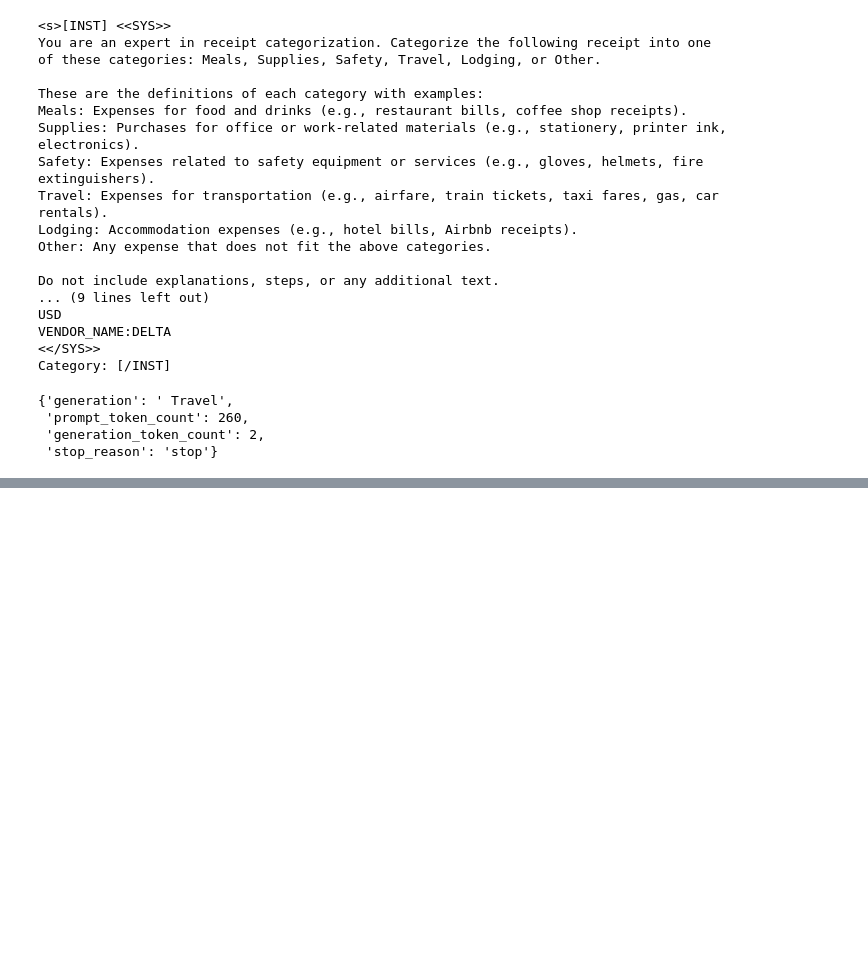
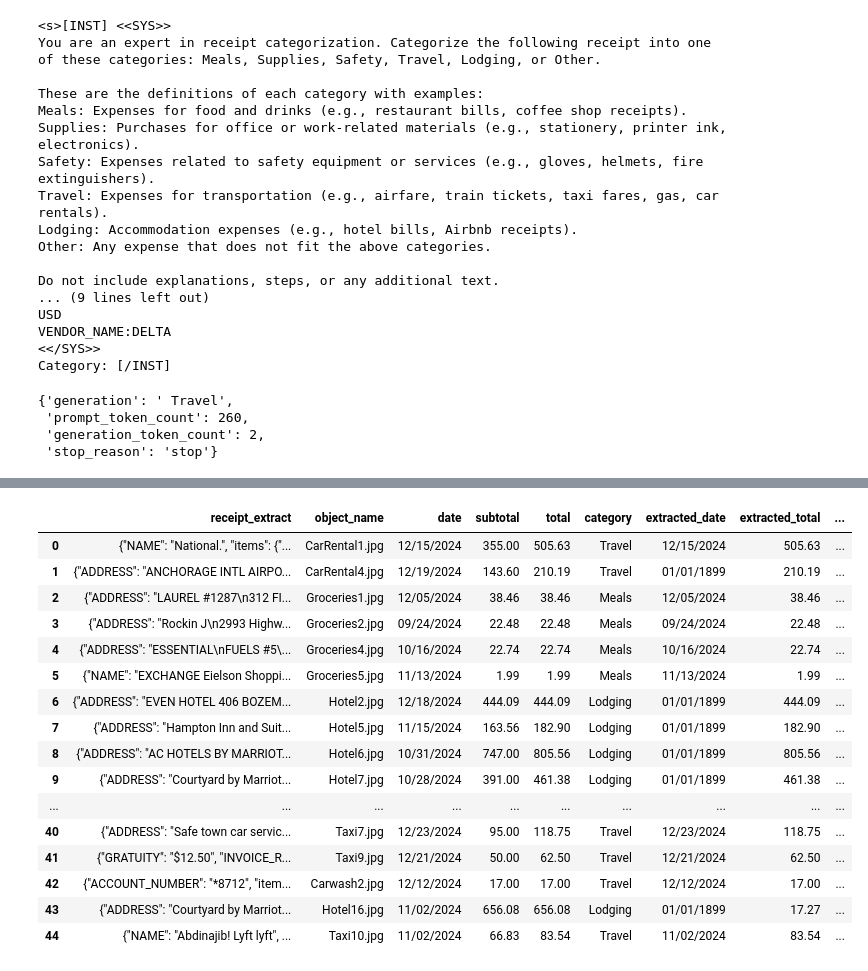
Before and after one commit to Callowlock/ReceiptProcessing, a Jupyter notebook: UploadReceiptsSaveTextract.ipynb, the cells around one changed output, grey strips where cells are left out. Drawn from its saved outputs; the diff is of its cells as text; code cells hidden in the pictures; blank space fills up the shorter version.

```diff
--- a/UploadReceiptsSaveTextract.ipynb
+++ b/UploadReceiptsSaveTextract.ipynb
@@ -648,3 +648,7 @@ def add_category_to_dataframe_llama(dataframe, model, prompt, start = 0, end = 1
         dataframe.loc[i, 'predicted_category'] = category.strip()
         print(i, category, dataframe.loc[i, 'category'])
         time.sleep(30)
+# %%
+filename = r'data/Spreadsheets/receipts_llama_70binstruct.csv'
+receipts = pd.read_csv(filename)
+receipts.head()
@@ -674,0 +713,22 @@ receipts.to_csv('data/Spreadsheets/receipts_llama_70binstruct.csv', index=False)
+# %%
+receipts_nones_nones = receipts[receipts['predicted_category'] == 'None']
+receipts_nones_nones = receipts_nones_nones.reset_index(drop=True)
+receipts_nones_nones
+# %% [output]
+|  | receipt_extract | object_name | date | subtotal | total | category | extracted_date | extracted_total | ... |
+| 0 | {"NAME": "National.", "items": {"... | CarRental1.jpg | 12/15/2024 | 355.00 | 505.63 | Travel | 12/15/2024 | 505.63 | ... |
+| 1 | {"ADDRESS": "ANCHORAGE INTL AIRPO... | CarRental4.jpg | 12/19/2024 | 143.60 | 210.19 | Travel | 01/01/1899 | 210.19 | ... |
+| 2 | {"ADDRESS": "LAUREL #1287\n312 FI... | Groceries1.jpg | 12/05/2024 | 38.46 | 38.46 | Meals | 12/05/2024 | 38.46 | ... |
+| 3 | {"ADDRESS": "Rockin J\n2993 Highw... | Groceries2.jpg | 09/24/2024 | 22.48 | 22.48 | Meals | 09/24/2024 | 22.48 | ... |
+| 4 | {"ADDRESS": "ESSENTIAL\nFUELS #5\... | Groceries4.jpg | 10/16/2024 | 22.74 | 22.74 | Meals | 10/16/2024 | 22.74 | ... |
+| 5 | {"NAME": "EXCHANGE Eielson Shoppi... | Groceries5.jpg | 11/13/2024 | 1.99 | 1.99 | Meals | 11/13/2024 | 1.99 | ... |
+| 6 | {"ADDRESS": "EVEN HOTEL 406 BOZEM... | Hotel2.jpg | 12/18/2024 | 444.09 | 444.09 | Lodging | 01/01/1899 | 444.09 | ... |
+| 7 | {"ADDRESS": "Hampton Inn and Suit... | Hotel5.jpg | 11/15/2024 | 163.56 | 182.90 | Lodging | 01/01/1899 | 182.90 | ... |
+| 8 | {"ADDRESS": "AC HOTELS BY MARRIOT... | Hotel6.jpg | 10/31/2024 | 747.00 | 805.56 | Lodging | 01/01/1899 | 805.56 | ... |
+| 9 | {"ADDRESS": "Courtyard by Marriot... | Hotel7.jpg | 10/28/2024 | 391.00 | 461.38 | Lodging | 01/01/1899 | 461.38 | ... |
+| ... | ... | ... | ... | ... | ... | ... | ... | ... | ... |
+| 40 | {"ADDRESS": "Safe town car servic... | Taxi7.jpg | 12/23/2024 | 95.00 | 118.75 | Travel | 12/23/2024 | 118.75 | ... |
+| 41 | {"GRATUITY": "$12.50", "INVOICE_R... | Taxi9.jpg | 12/21/2024 | 50.00 | 62.50 | Travel | 12/21/2024 | 62.50 | ... |
+| 42 | {"ACCOUNT_NUMBER": "*8712", "item... | Carwash2.jpg | 12/12/2024 | 17.00 | 17.00 | Travel | 12/12/2024 | 17.00 | ... |
+| 43 | {"ADDRESS": "Courtyard by Marriot... | Hotel16.jpg | 11/02/2024 | 656.08 | 656.08 | Lodging | 01/01/1899 | 17.27 | ... |
+| 44 | {"NAME": "Abdinajib! Lyft lyft", ... | Taxi10.jpg | 11/02/2024 | 66.83 | 83.54 | Travel | 11/02/2024 | 83.54 | ... |
```
Also changed, not shown: parts of 15 cells of this notebook, 2 other files.
